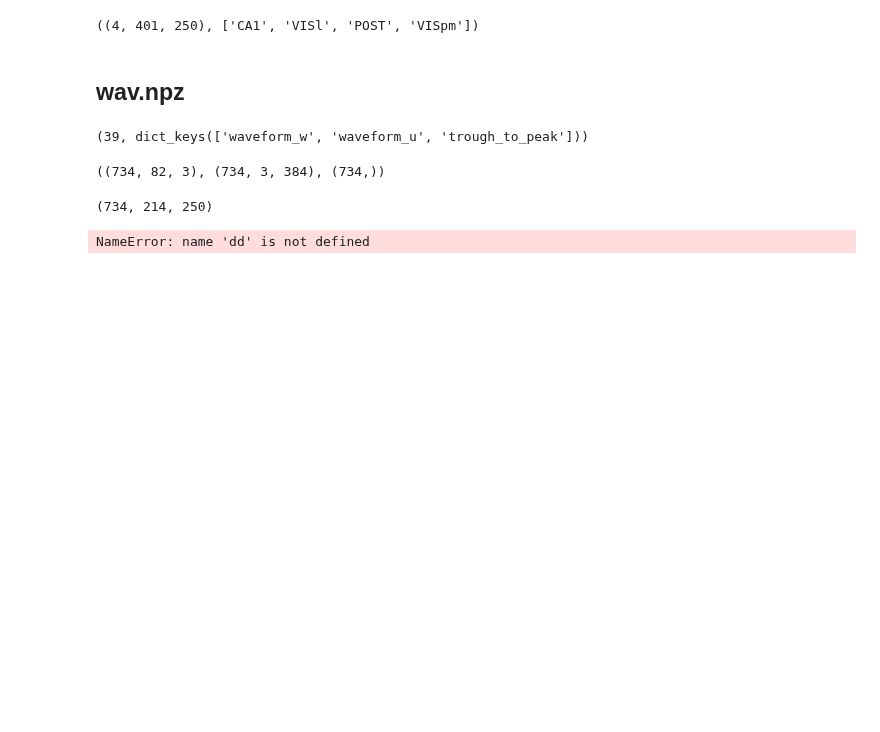
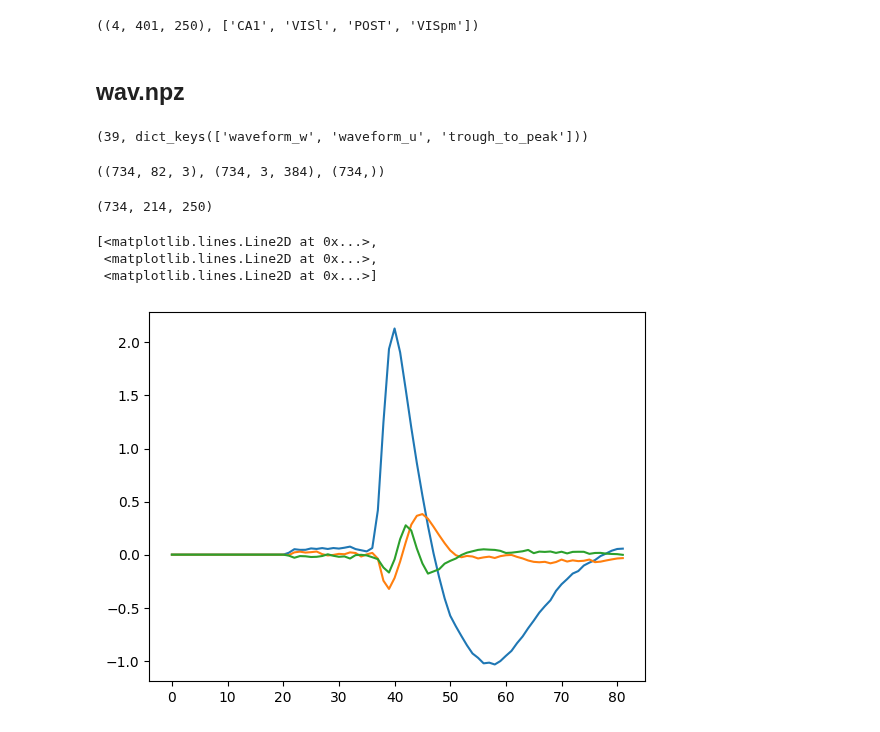
Before and after one commit to ibehave-ibots/iBOTS-Tools, a Jupyter notebook: workshops/bootcamp/steinmentz_data_curation/notebooks/explore_lfps.ipynb, the cells around one changed output. Drawn from its saved outputs; the diff is of its cells as text; code cells hidden in the pictures; blank space fills up the shorter version.

Commit message:
merged in waveform data, verified that sessions in different files match

```diff
--- a/workshops/bootcamp/steinmentz_data_curation/notebooks/explore_lfps.ipynb
+++ b/workshops/bootcamp/steinmentz_data_curation/notebooks/explore_lfps.ipynb
@@ -246,7 +252,3 @@ dd['waveform_w'].shape,  dd['waveform_u'].shape, dd['trough_to_peak'].shape
 aa['spks'].shape
 # %% [output]
 (734, 214, 250)
-# %%
-dd
-# %% [output]
-NameError: name 'dd' is not defined
@@ -252,0 +257,7 @@ NameError: name 'dd' is not defined
+# %%
+plt.plot(dd['waveform_w'][0])
+# %% [output]
+[<matplotlib.lines.Line2D at 0x...>,
+ <matplotlib.lines.Line2D at 0x...>,
+ <matplotlib.lines.Line2D at 0x...>]
+[figure, added]
```
Also changed, not shown: parts of 3 cells of this notebook, 4 other files.
